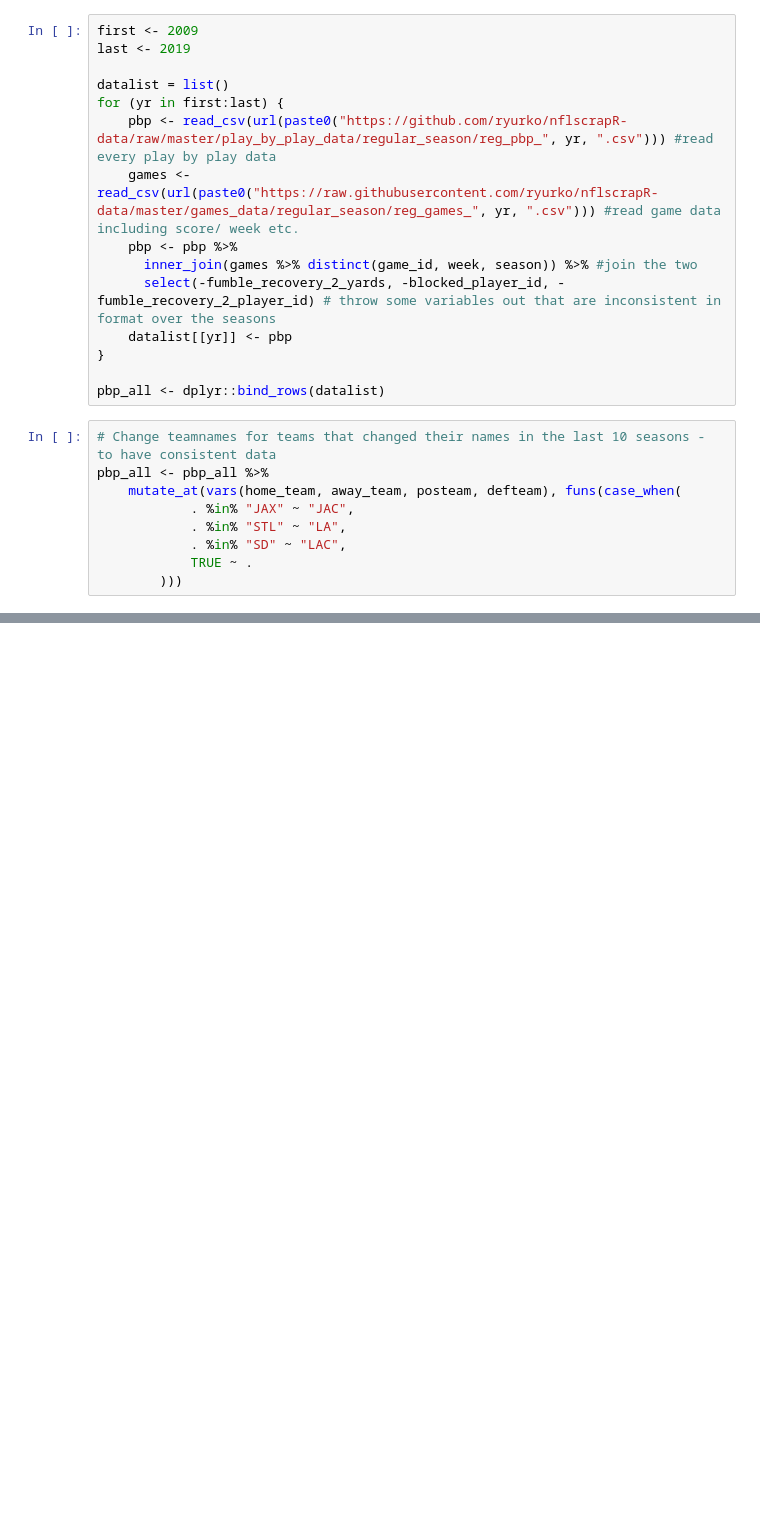
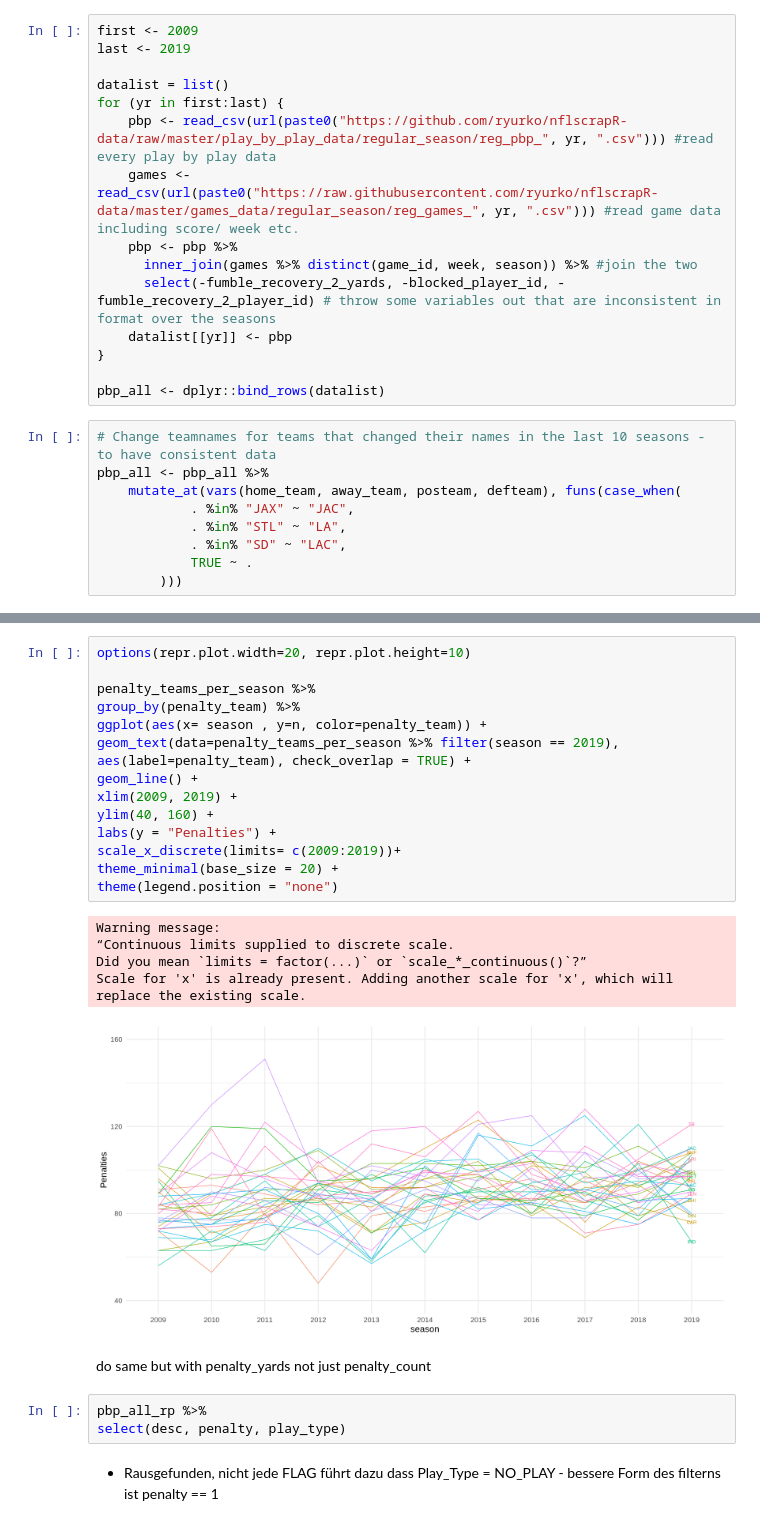
Before and after one commit to rennerm1/NFL-Data-Science-Project, a Jupyter notebook: playingaround.ipynb, the cells around one changed output, grey strips where cells are left out. Cells and saved outputs as stored; diff of their text form; blank space fills up the shorter version.

```diff
--- a/playingaround.ipynb
+++ b/playingaround.ipynb
@@ -105,0 +276,28 @@ A tibble: 840 × 8
+# %%
+options(repr.plot.width=20, repr.plot.height=10)
+
+penalty_teams_per_season %>%
+group_by(penalty_team) %>%
+ggplot(aes(x= season , y=n, color=penalty_team)) +
+geom_text(data=penalty_teams_per_season %>% filter(season == 2019), aes(label=penalty_team), check_overlap = TRUE) +
+geom_line() +
+xlim(2009, 2019) +
+ylim(40, 160) +
+labs(y = "Penalties") +
+scale_x_discrete(limits= c(2009:2019))+
+theme_minimal(base_size = 20) +
+theme(legend.position = "none")
+# %% [output]
+Warning message:
+“Continuous limits supplied to discrete scale.
+Did you mean `limits = factor(...)` or `scale_*_continuous()`?”
+Scale for 'x' is already present. Adding another scale for 'x', which will
+replace the existing scale.
+[figure, added]
+# %% [markdown]
+do same but with penalty_yards not just penalty_count
+# %%
+pbp_all_rp %>%
+select(desc, penalty, play_type)
+# %% [markdown]
+* Rausgefunden, nicht jede FLAG führt dazu dass Play_Type = NO_PLAY - bessere Form des filterns ist penalty == 1
```
Also changed, not shown: parts of 62 cells of this notebook.
